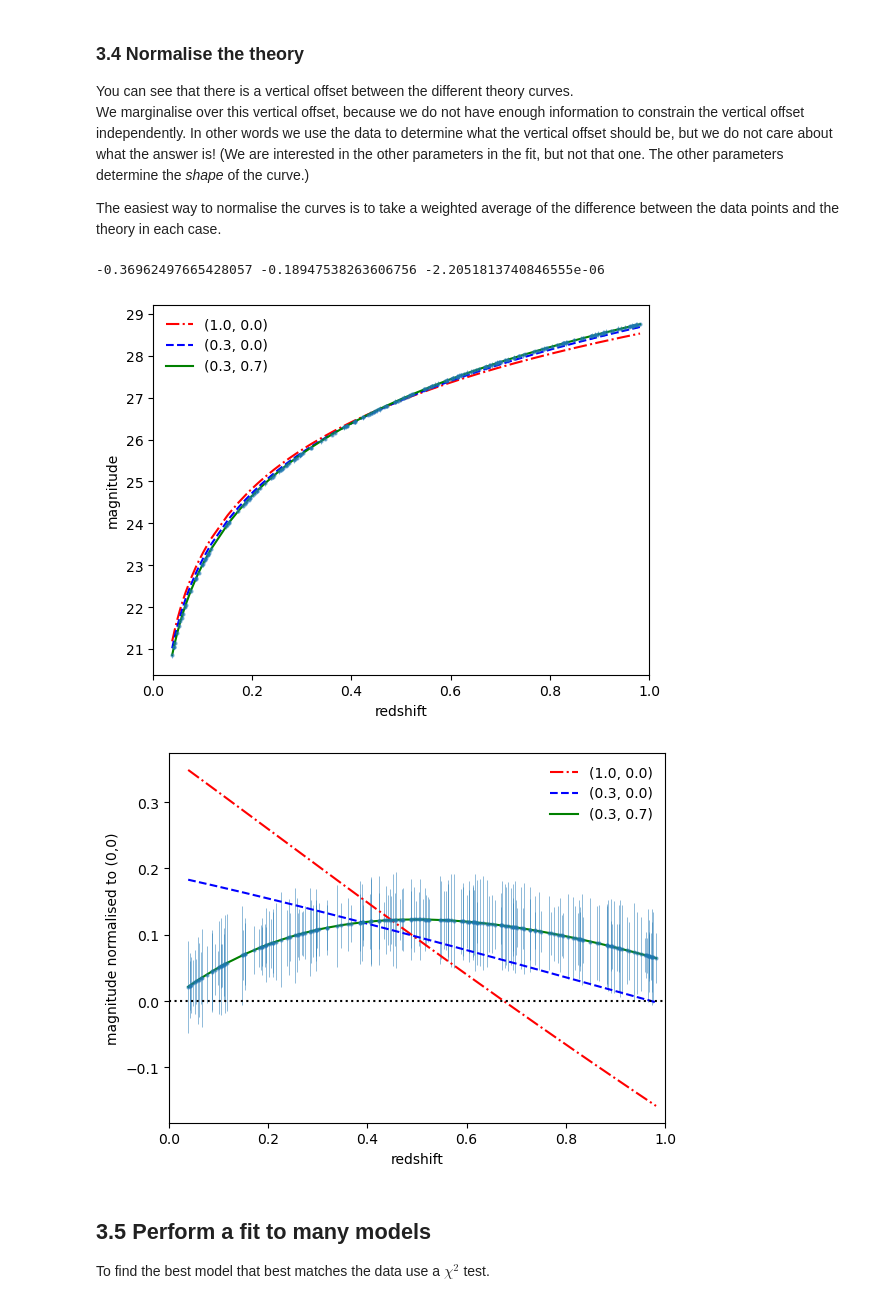
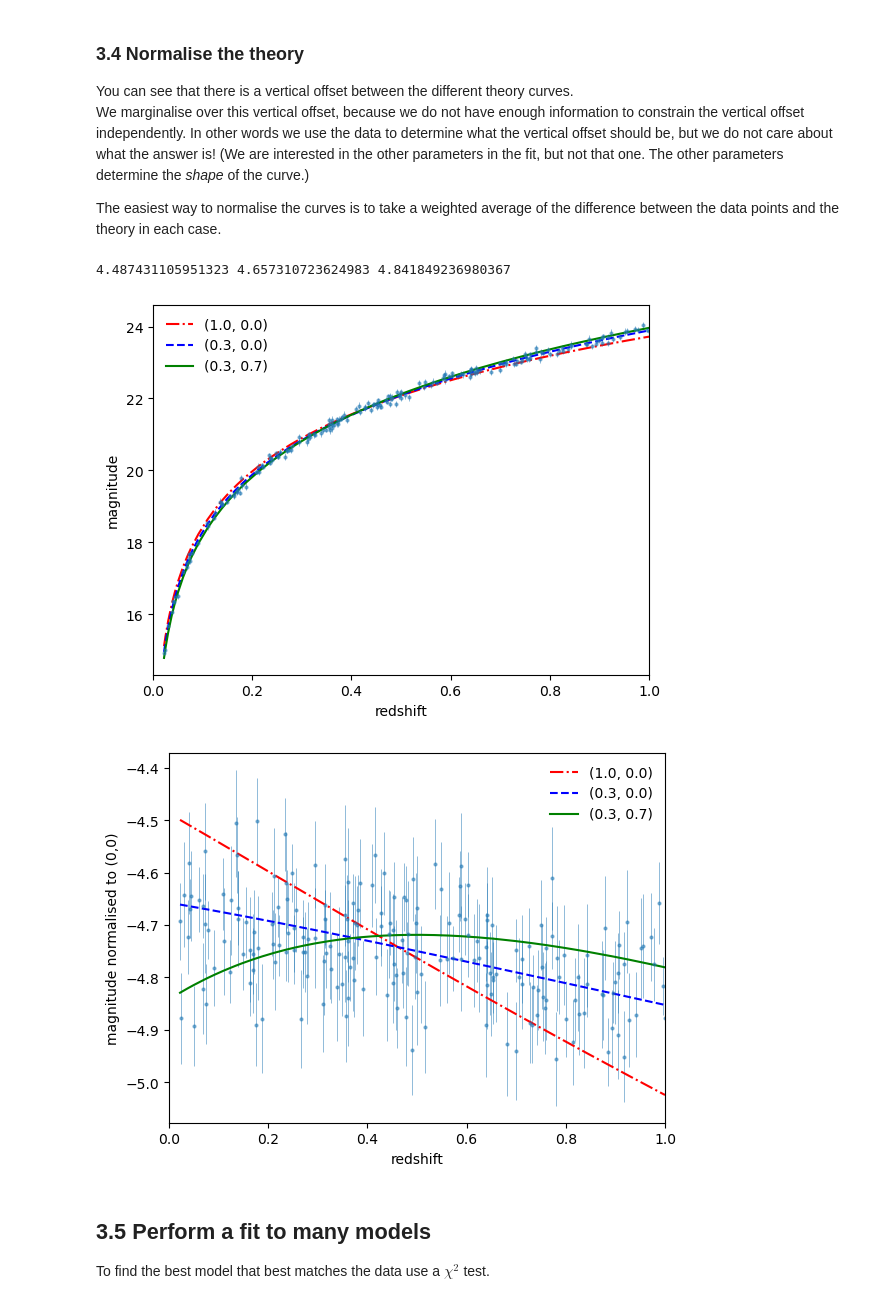
Before and after one commit to naidee/Cosmology-Project, a Jupyter notebook: cosmo/docs/notebooks/Fit_ModelsPrez.ipynb, the cells around one changed output. Drawn from its saved outputs; the diff is of its cells as text; code cells hidden in the pictures.

```diff
--- a/cosmo/docs/notebooks/Fit_ModelsPrez.ipynb
+++ b/cosmo/docs/notebooks/Fit_ModelsPrez.ipynb
@@ -89,7 +89,7 @@ def read_data(model_name):
     muerr=d[:,2]
     return zs, mu, muerr
 
-zs, mu, muerr = read_data('Data00')
+zs, mu, muerr = read_data('Data3')
 
 # Plot it to see what it looks like, this is called a Hubble diagram
 plt.errorbar(zs,mu,yerr=muerr,fmt='.',elinewidth=0.7,markersize=4,alpha=0.5)
@@ -151,37 +151,37 @@ mscr_om03_ox07 = np.sum((mu_om03_ox07-mu)/muerr**2)/np.sum(1./muerr**2)
 
 print(mscr_om10_ox00,mscr_om03_ox00,mscr_om03_ox07)
 
 mu_om10_ox00=mu_om10_ox00-mscr_om10_ox00
 mu_om03_ox00=mu_om03_ox00-mscr_om03_ox00
 mu_om03_ox07=mu_om03_ox07-mscr_om03_ox07
 
 # Repeat the plot and see how it changes
 # Plot it to see what it looks like, this is called a Hubble diagram
 plt.errorbar(zs,mu,yerr=muerr,fmt='.',elinewidth=0.7,markersize=4,alpha=0.5)
 plt.plot(zs,mu_om10_ox00,'-.',color='red',label='(1.0, 0.0)')
 plt.plot(zs,mu_om03_ox00,'--',color='blue',label='(0.3, 0.0)')
 plt.plot(zs,mu_om03_ox07,'-',color='green',label='(0.3, 0.7)')
 plt.xlim(0,1.0)
 plt.xlabel('redshift')
 plt.ylabel('magnitude')
 plt.legend(frameon=False)
 plt.show()
 
 # Now plot a Hubble diagram relative to the empty model (i.e. subtract the empty model from all the data and models)
 plt.errorbar(zs,mu-mu_om00_ox00,yerr=muerr,fmt='.',elinewidth=0.7,markersize=4,alpha=0.5)
 plt.plot(zs,mu_om10_ox00-mu_om00_ox00,'-.',color='red',label='(1.0, 0.0)')
 plt.plot(zs,mu_om03_ox00-mu_om00_ox00,'--',color='blue',label='(0.3, 0.0)')
 plt.plot(zs,mu_om03_ox07-mu_om00_ox00,'-',color='green',label='(0.3, 0.7)')
-plt.axhline(y=0.0,ls=':',color='black')
+# plt.axhline(y=0.0,ls=':',color='black')
 plt.xlim(0,1.0)
 plt.xlabel('redshift')
 plt.ylabel('magnitude normalised to (0,0)')
 plt.legend(frameon=False)
 plt.show()
 # %% [output]
--0.36962497665428057 -0.18947538263606756 -2.2051813740846555e-06
+4.487431105951323 4.657310723624983 4.841849236980367
-[figure, old version]
+[figure, new version]
-[figure, old version]
+[figure, new version]
 # %% [markdown]
 ## 3.5 Perform a fit to many models
 To find the best model that best matches the data use a $\chi^2$ test.
```
Also changed, not shown: parts of 7 cells of this notebook, 1 other file.
